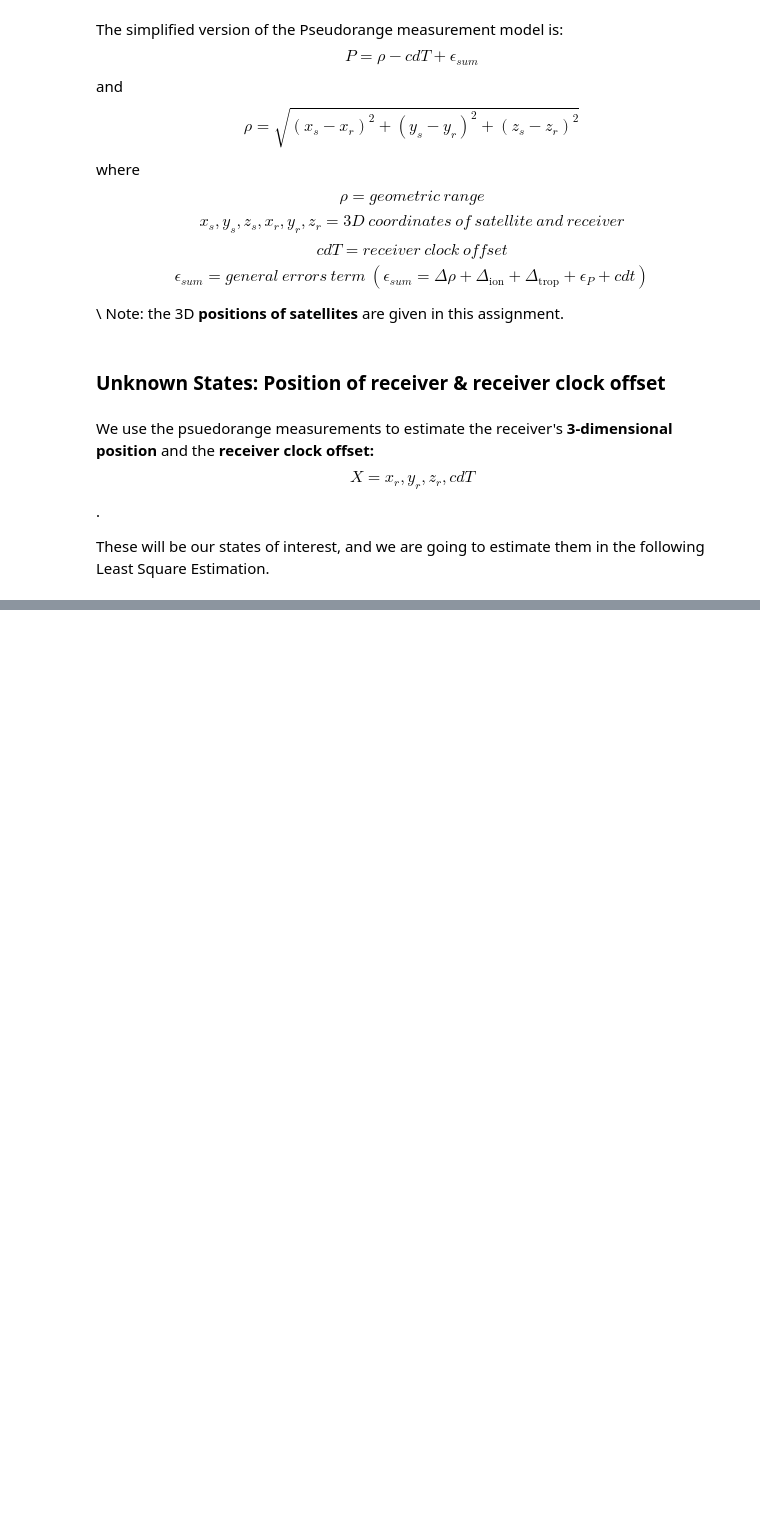
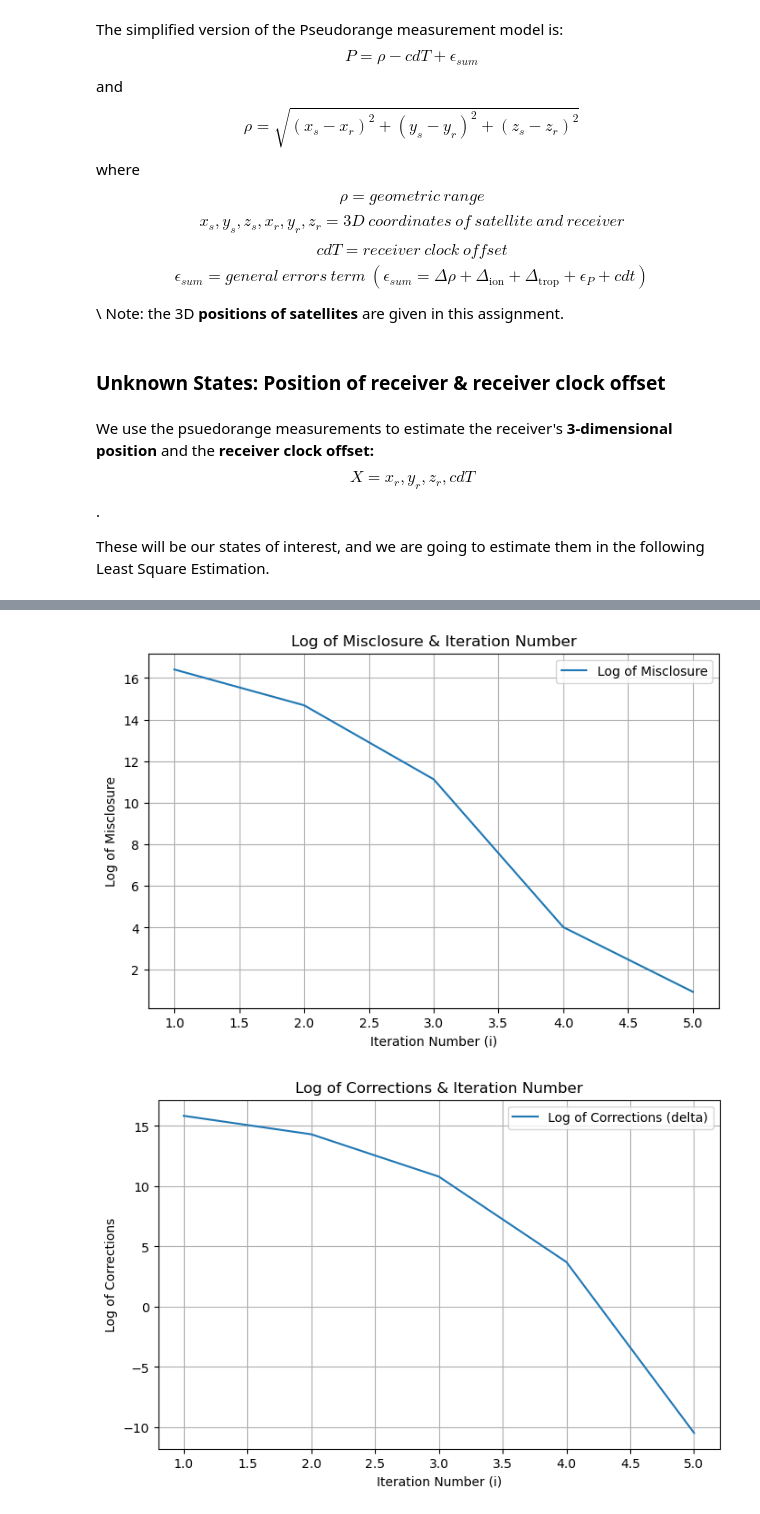
Before and after one commit to ZohrehMejrisazanoosi/engg680_2024_fall, a Jupyter notebook: Lab_Assignment2/Assignment2.ipynb, the cells around one changed output, grey strips where cells are left out. Saved outputs shown, nothing was run; the diff lists cells and outputs as text; code cells hidden in the pictures; blank space fills up the shorter version.

```diff
--- a/Lab_Assignment2/Assignment2.ipynb
+++ b/Lab_Assignment2/Assignment2.ipynb
@@ -501,7 +501,14 @@ def euclidean_norm(receiver_pos, satellite_pos):
 # the function should return an two-dimensional array which represents the design matrix A
 # (2 marks)
 def design_matrix(r_pos, s_pos, rho):
-  #...
+  n = len(s_pos)
+  A = np.zeros((n, 4))
+  #Compute partial derivatives for each satellite
+  for i in range(n):
+        A[i, 0] = (r_pos[0] - s_pos[i, 0]) / rho[i]
+        A[i, 1] = (r_pos[1] - s_pos[i, 1]) / rho[i]
+        A[i, 2] = (r_pos[2] - s_pos[i, 2]) / rho[i]
+        A[i, 3] = -1
   return A
 # %%
 # step 9
@@ -583,14 +652,44 @@ after the LSE convergence to the console.
 # %%
 # step 12
 # Using the imported matplotlib, plot the following (3 marks in total). Make sure to include proper axes information, legend, grid lines and title.
+arr_i_np = np.array(arr_i)
+arr_w_np = np.array([np.linalg.norm(w) for w in arr_w])
+arr_delta_np = np.array([np.linalg.norm(delta) for delta in arr_delta])
+arr_err_pos_np = np.array(arr_err_pos)
+
 
 # 1. Plot log of the misclosure w against the LSQ iteration number i
 # (1 marks)
-
+plt.figure(figsize=(8, 5))
+plt.plot(arr_i_np, np.log(arr_w_np), label='Log of Misclosure')
+plt.xlabel('Iteration Number (i)')
+plt.ylabel('Log of Misclosure')
+plt.title('Log of Misclosure & Iteration Number')
+plt.grid(True)
+plt.legend()
+plt.show()
 
 # 2. Plot log of the corrections delta against the LSQ iteration number i
 # (1 marks)
-
+plt.figure(figsize=(8, 5))
+plt.plot(arr_i_np, np.log(arr_delta_np), label='Log of Corrections (delta)')
+plt.xlabel('Iteration Number (i)')
+plt.ylabel('Log of Corrections')
+plt.title('Log of Corrections & Iteration Number')
+plt.grid(True)
+plt.legend()
+plt.show()
 
 # 3. Plot log of the 3D position errors against the LSQ iteration number i
 # (1 marks)
+plt.figure(figsize=(8, 5))
+plt.plot(arr_i_np, np.log(arr_err_pos_np), label='Log of 3D Position Errors')
+plt.xlabel('Iteration Number (i)')
+plt.ylabel('Log of 3D Position Errors')
+plt.title('Log of 3D Position Errors & Iteration Number')
+plt.grid(True)
+plt.legend()
+plt.show()
+# %% [output]
+[figure, added]
+[figure, added]
```
Also changed, not shown: parts of 12 cells of this notebook.
